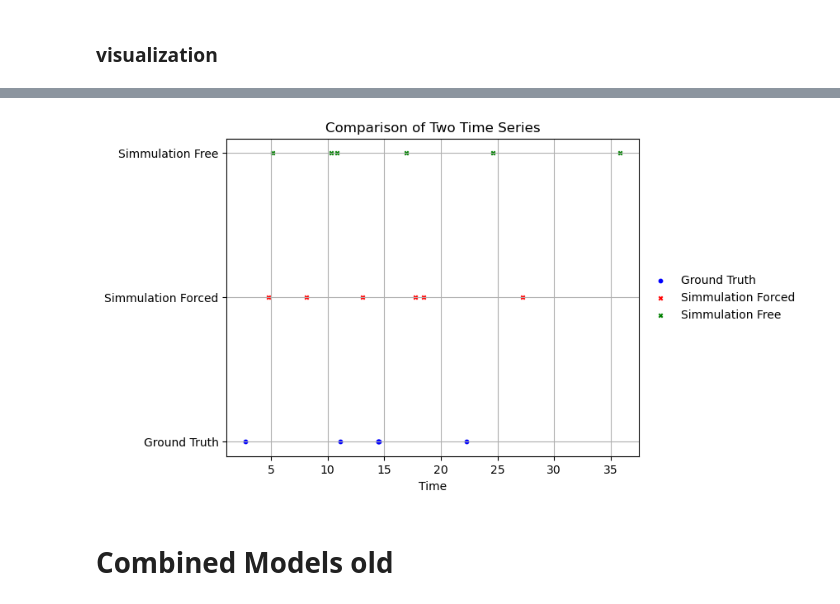
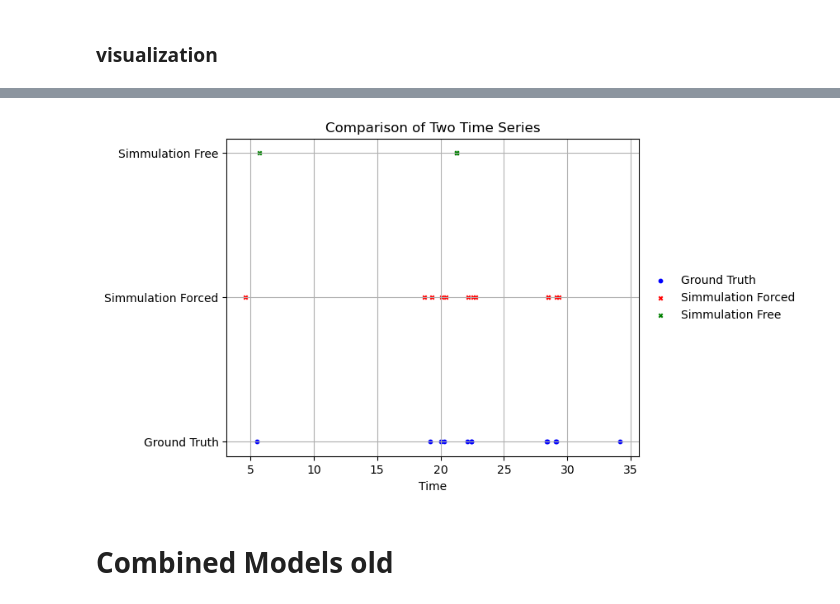
Before and after one commit to Thahit/Recommender_Sim, a Jupyter notebook: notebooks/explore_training.ipynb, the cells around one changed output, grey strips where cells are left out. Cells and saved outputs as stored; diff of their text form; code cells hidden in the pictures.

Commit message:
jump model training

```diff
--- a/notebooks/explore_training.ipynb
+++ b/notebooks/explore_training.ipynb
@@ -492,6 +474,6 @@ train_function_approx_multiple_variational(train_model, path_list, scoring_func=
             loss_func_kl=loss_func_kl, kl_weight=.01,
             state_size=state_size, warmup_scheduler=warmup_scheduler, lr_scheduler=lr_scheduler,
             optimizer=optimizer, num_epochs=num_epochs, num_tries=30, timecheat=timecheat,
-            loss_print_interval=25,
+            loss_print_interval=25, include_jump=use_jump,
             warmup_period=warmup_period)
 # %% [output]
@@ -511,16 +493,17 @@ epoch: 276 loss_sum_all: 404.6197, loss_sum_freq: 360.70392632484436, loss_sum_k
 # %% [markdown]
 ### visualization
 # %%
-def simulate_single_forced_function_approx(model, path, state_size,
+def simulate_single_forced_function_approx(model, user_data, state_size, use_jump=False,
                                            timecheat=False, num_tries=20, state=None):
 
     last_t = 0
     if (state is None):
         state = torch.zeros((1, state_size))
-
+    path, variational_means, variational_logvar, reaction_ratio = user_data
     results = []
     with torch.no_grad():
-        for timestep in path:
+        for interaction_id in range(len(path)):
+            timestep = path[interaction_id]
             current_pred = []
             for _ in range(num_tries):
                 if timecheat:
@@ -533,10 +516,16 @@ def simulate_single_forced_function_approx(model, path, state_size,
             results.append(torch.mean(current_pred))
             last_t = timestep
             state = model.get_new_state(state, torch.tensor([[timestep]]))
+            if use_jump:
+                    reactions_ratio_tensor = torch.tensor(reaction_ratio[interaction_id], dtype=torch.float32).view(1,-1)
+                    state = model.jump(state, reactions_ratio_tensor)
 
     return results
 
-def simulate_single_function_approx(model, state_size, num_events=10, timecheat=False, num_tries=20, state=None):
+def simulate_single_function_approx(model, state_size, num_events=10,
+            timecheat=False, num_tries=20, state=None, use_jump=False,):
+    if use_jump:
+        raise NotImplementedError# what should this do?
 
     last_t = 0
     if (state is None):
@@ -560,7 +549,8 @@ def simulate_single_function_approx(model, state_size, num_events=10, timecheat=
 
     return results
 # %%
-user_id = 10
-sample_path = path_list[user_id][0]
-sample_path
+user_id = 8
+sample_path = path_list[user_id]
+state = torch.tensor([sample_path[1]])
+len(sample_path[0]), state
 # %% [output]
@@ -573,11 +558,13 @@ sample_path
 # %%
 # simpler nn
 simulate_single_partial_forced_function_approx = partial(
-    simulate_single_forced_function_approx, path=sample_path,
-                              num_tries=10, timecheat=timecheat, state_size=state_size)
-simulate_single_partial_function_approx =partial(
-    simulate_single_function_approx, num_events =len(sample_path),
-                              num_tries=10, timecheat=timecheat, state_size=state_size)
+    simulate_single_forced_function_approx, user_data=sample_path,state=state,
+                              num_tries=1, timecheat=timecheat, state_size=state_size,
+                              use_jump=use_jump)
+simulate_single_partial_function_approx = partial(
+    simulate_single_function_approx, num_events =len(sample_path), state=state,
+                              num_tries=200, timecheat=timecheat, state_size=state_size,
+                              use_jump=False)
 # %%
 # intensity
 example_out_forced = simulate_single_partial_forced_function_approx(train_model)
@@ -585,40 +586,36 @@ example_out = simulate_single_partial_function_approx(train_model)
 # %%
-
-import matplotlib.pyplot as plt
-
-# Example data: replace these with your actual time series data
-time_series_1 = sample_path # Timestamps for the first time series
+time_series_1 = sample_path[0] # Timestamps for the first time series
 time_series_2 = torch.clamp(torch.as_tensor(example_out_forced),0,70).detach().numpy()  # Timestamps for the second time series
 time_series_3 = torch.clamp(torch.as_tensor(example_out), 0, 70).detach().numpy()  # Timestamps for the second time series
 
 
 # Create a figure and axis
 fig, ax = plt.subplots(figsize=(8, 5))
 
 # Plot the first time series
 ax.scatter(time_series_1, [1] * len(time_series_1), color='blue', label='Ground Truth', s=10, marker='o')
 
 # Plot the second time series
 ax.scatter(time_series_2, [2] * len(time_series_2), color='red', label='Simmulation Forced', s=10, marker='x')
 
 ax.scatter(time_series_3, [3] * len(time_series_3), color='green', label='Simmulation Free', s=10, marker='x')
 
 
 # Add labels, legend, and grid
 ax.set_xlabel('Time')
 ax.set_yticks([1, 2, 3])
 ax.set_yticklabels(['Ground Truth', 'Simmulation Forced', "Simmulation Free"])
 ax.set_title('Comparison of Two Time Series')
 ax.legend(loc='center left', bbox_to_anchor=(1, 0.5), frameon=False)
 
 # Adjust subplot parameters to make room for the legend
 plt.subplots_adjust(right=0.75)
 ax.grid(True)
 
 # Display the plot
 plt.show()
 # %% [output]
-[figure, old version]
+[figure, new version]
 # %% [markdown]
 # Combined Models old
 # %%
```
Also changed, not shown: parts of 8 cells of this notebook.
